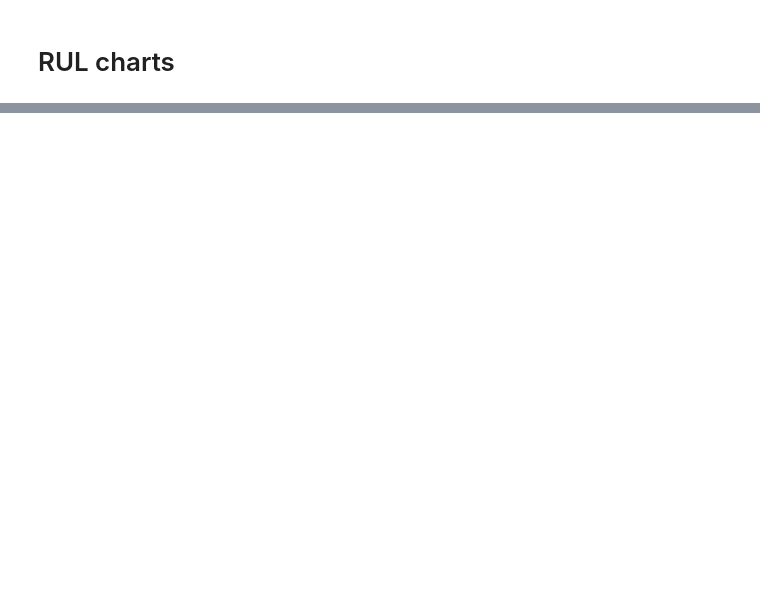
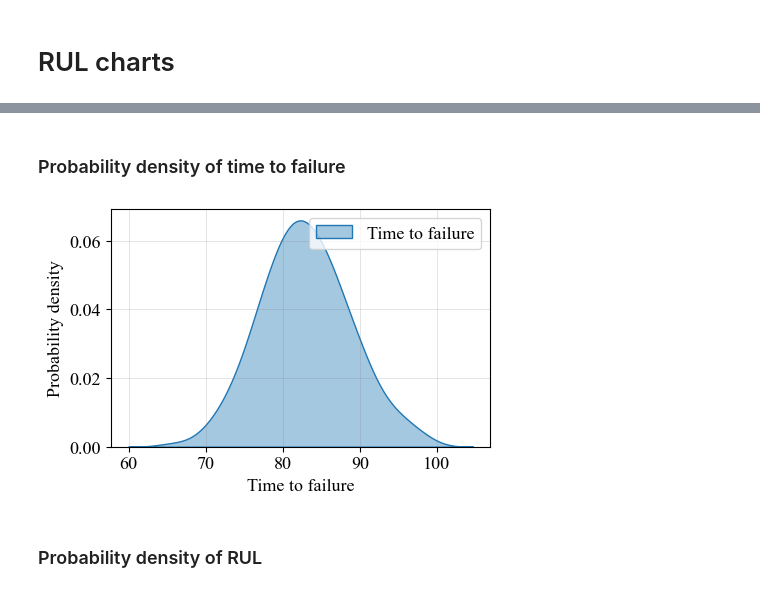
Before and after one commit to Pesquisa-UFCAT/2024-1_victor_hugo_renata_maria, a Jupyter notebook: toy_problem/analysis_gobs_gpred.ipynb, the cells around one changed output, grey strips where cells are left out. Cells and saved outputs as stored; diff of their text form; code cells hidden in the pictures; blank space fills up the shorter version.

```diff
--- a/toy_problem/analysis_gobs_gpred.ipynb
+++ b/toy_problem/analysis_gobs_gpred.ipynb
@@ -140,0 +548,72 @@ rul_data = rul(bds, t_i, g_treshold)
+# %% [markdown]
+### Probability density of time to failure
+# %%
+### Tolerance for g ≈ 0
+g_tol = 0.005
+
+### Select points where g ≈ 0
+df_failure = bds.loc[
+    np.abs(bds["g_emulator"]) <= g_tol,
+    ["time", "g_emulator"]
+].copy()
+
+df_failure = df_failure.rename(columns={
+    "time": "t_failure",
+    "g_emulator": "g_failure"
+})
+df_failure.reset_index(drop=True, inplace=True)
+
+### Figure name and DPI
+dpi = 600
+name = 'kde_time_to_failure'
+
+### Chart dimensions (in centimeters)
+b_cm = 12
+h_cm = 8
+inches_to_cm = 1 / 2.54
+b_input = b_cm * inches_to_cm
+h_input = h_cm * inches_to_cm
+
+### Labels
+label_x = "Time to failure"
+label_y = "Probability density"
+size_label = 13
+color_label = 'black'
+size_axis = 13
+color_axis = 'black'
+
+### Font configuration (Times New Roman)
+plt.rcParams['font.family'] = 'Times New Roman'
+
+### Figure
+fig, ax = plt.subplots(figsize=(b_input, h_input))
+ax.set_xlabel(label_x, fontsize=size_label, color=color_label)
+ax.set_ylabel(label_y, fontsize=size_label, color=color_label)
+ax.tick_params(axis='both', which='major', labelsize=size_axis, colors=color_axis)
+
+### KDE plot
+sns.kdeplot(
+    df_failure["t_failure"],
+    fill=True,
+    linewidth=1,
+    alpha=0.4,
+    ax=ax,
+    label="Time to failure"
+)
+
+### Grid
+ax.grid(True, linestyle='-', linewidth=0.5, color='gray', alpha=0.3)
+
+### Legend
+ax.legend(fontsize=size_label)
+
+### Layout
+plt.tight_layout()
+
+### Save
+#fig.savefig(f'z_{name}.png', dpi=dpi, bbox_inches='tight')
+plt.show()
+# %% [output]
+[figure, added]
+# %% [markdown]
+### Probability density of RUL
```
Also changed, not shown: parts of 18 cells of this notebook, 5 other files.
